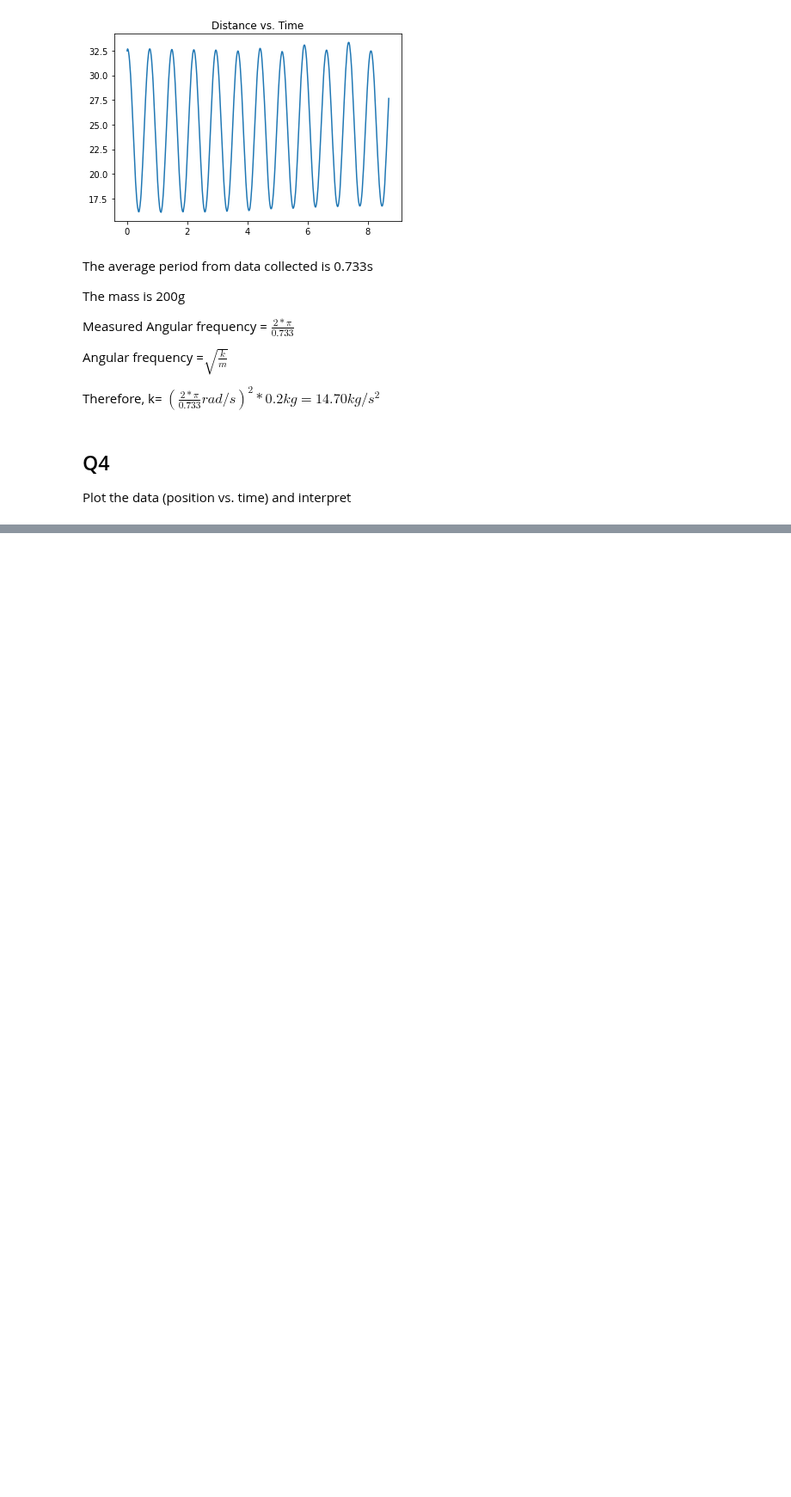
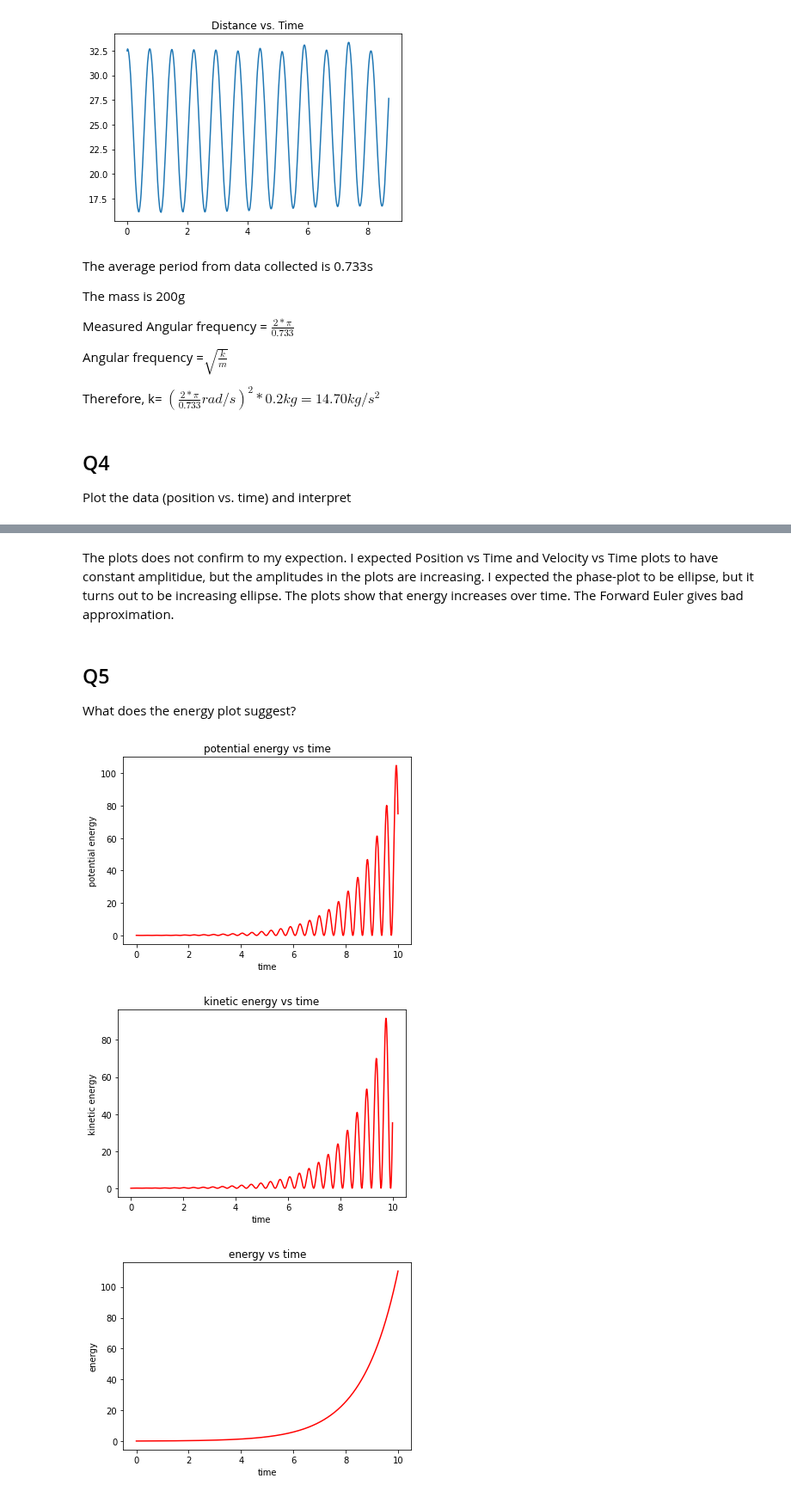
Before and after one commit to travelwithwind/PHY224, a Jupyter notebook: PyLab 1/pylab1.ipynb, the cells around one changed output, grey strips where cells are left out. Shown at 86% size. Saved outputs shown, nothing was run; the diff lists cells and outputs as text; code cells hidden in the pictures; blank space fills up the shorter version.

```diff
--- a/PyLab 1/pylab1.ipynb
+++ b/PyLab 1/pylab1.ipynb
@@ -144,0 +159,14 @@ The plots confirm to my expection. Position vs Time and Velocity vs Time plots h
+# %% [markdown]
+The plots does not confirm to my expection. I expected Position vs Time and Velocity vs Time plots to have constant amplitidue, but the amplitudes in the plots are increasing. I expected the phase-plot to be ellipse, but it turns out to be increasing ellipse. The plots show that energy increases over time. The Forward Euler gives bad approximation.
+# %% [markdown]
+## Q5
+
+What does the energy plot suggest?
+# %%
+model.plot("potential energy", "time")
+model.plot("kinetic energy", "time")
+model.plot("energy", "time")
+# %% [output]
+[figure, added]
+[figure, added]
+[figure, added]
```
Also changed, not shown: parts of 22 cells of this notebook, 1 other file.
